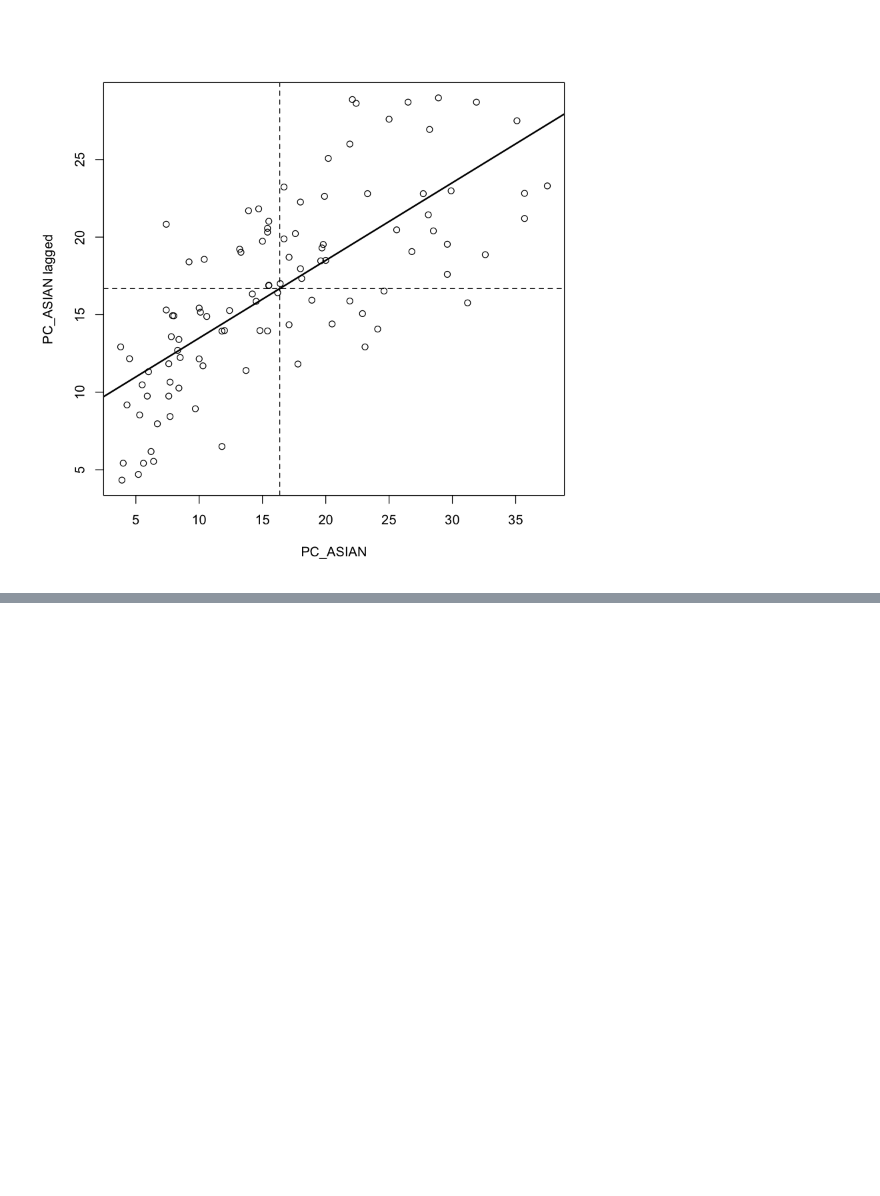
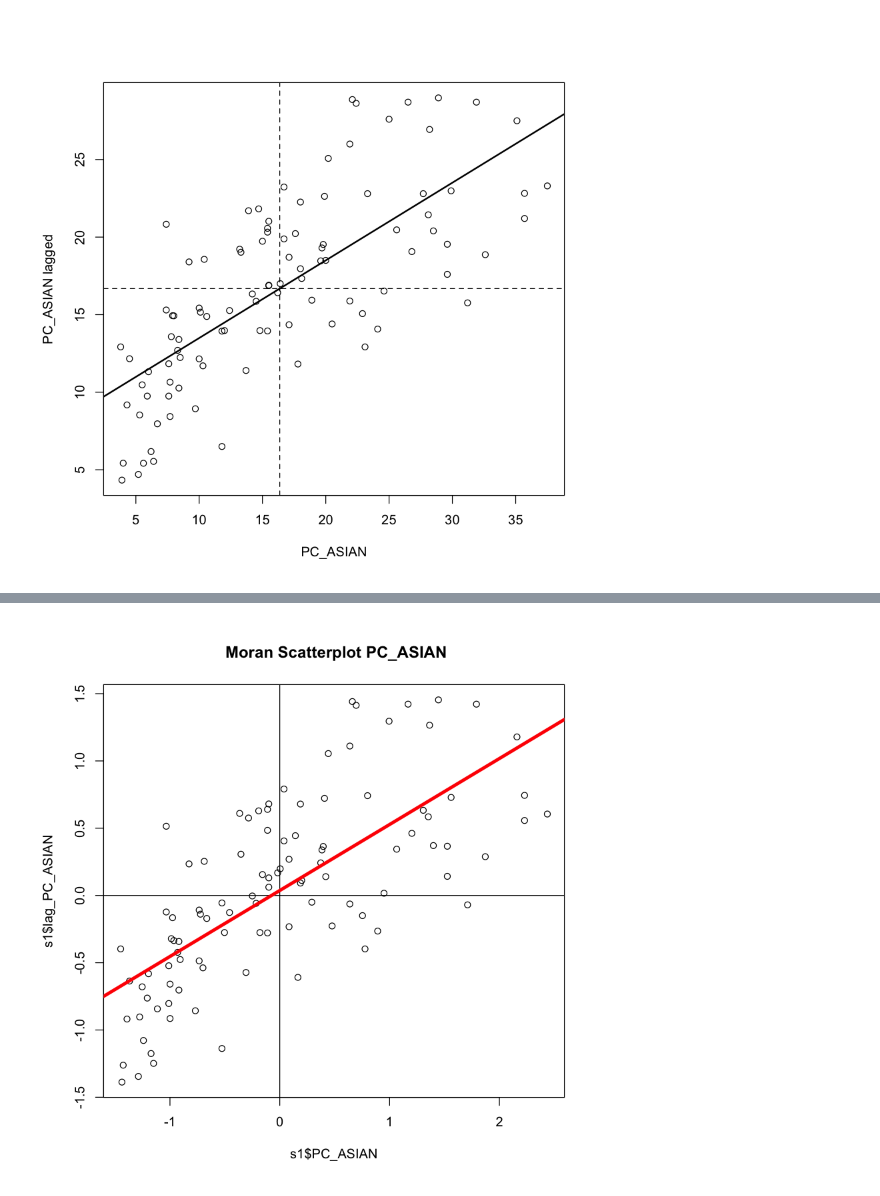
Before and after one commit to xrwang/geog187-notebooks, a Jupyter notebook: lab1-spatial autocorrelation.ipynb, the cells around one changed output, grey strips where cells are left out. Drawn from its saved outputs; the diff is of its cells as text; code cells hidden in the pictures; blank space fills up the shorter version.

Commit message:
local moran???

```diff
--- a/lab1-spatial autocorrelation.ipynb
+++ b/lab1-spatial autocorrelation.ipynb
@@ -385,0 +394,4 @@ abline(v=ybar, lt=2)
+# %%
+s1$PC_ASIAN <- scale(s1$PC_ASIAN)
+
+s1$lag_PC_ASIAN <- lag.listw(lw, s1$PC_ASIAN,zero.policy=TRUE)
@@ -385,0 +415,6 @@ abline(v=ybar, lt=2)
+# %%
+plot(x = s1$PC_ASIAN, y = s1$lag_PC_ASIAN, main = " Moran Scatterplot PC_ASIAN")
+abline(h = 0, v = 0)
+abline(lm(s1$lag_PC_ASIAN ~ s1$PC_ASIAN), lty = 1, lwd = 4, col = "red")
+# %% [output]
+[figure, added]
```
Also changed, not shown: parts of 2 cells of this notebook.
